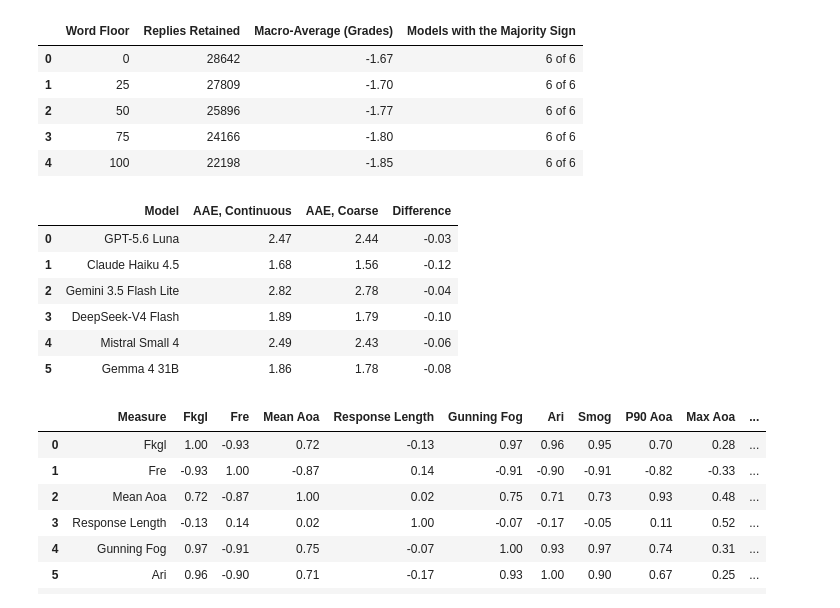
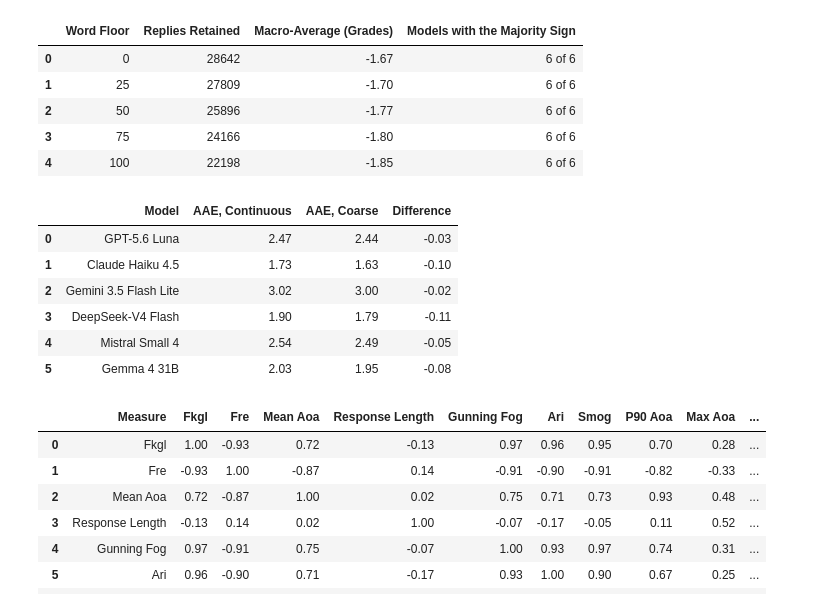
Before and after one commit to n1nt3nd0sw1tch/thesis, a Jupyter notebook: notebooks/16_readability.ipynb, the cells around one changed output. Saved outputs shown, nothing was run; the diff lists cells and outputs as text; code cells hidden in the pictures.

```diff
--- a/notebooks/16_readability.ipynb
+++ b/notebooks/16_readability.ipynb
@@ -255,24 +312,24 @@ publish(pd.DataFrame(sensitivity), 'readability_s05_floor')
 # %%
 # The coarse mapping check, on the four ages where the two overlap. Run on the
 # same cohort as Table G.3, so the comparison is between two mappings on one set
-# of replies rather than between two sets.
+# of replies rather than between two sets, and scenario-weighted as that is.
 OVERLAP = [7, 9, 11, 13]
 coarse = frame[frame['targeted'] & frame['age'].isin(OVERLAP)].copy()
 coarse['coarse_target'] = coarse['age'].map(language.coarse_target_grade)
 coarse['coarse_aae'] = (coarse['fkgl'] - coarse['coarse_target']).abs()
-mapping = coarse.groupby('label')[['aae', 'coarse_aae']].mean().round(2)
+mapping = by_scenario(coarse, ['aae', 'coarse_aae'], ['label']).round(2)
 mapping['Difference'] = (mapping['coarse_aae'] - mapping['aae']).round(2)
 mapping = mapping.reindex(ORDER).reset_index()
 mapping.columns = ['Model', 'AAE, Continuous', 'AAE, Coarse', 'Difference']
 publish(mapping, 'readability_s06_coarse')
 # %% [output]
 |  | Model | AAE, Continuous | AAE, Coarse | Difference |
 | 0 | GPT-5.6 Luna | 2.47 | 2.44 | -0.03 |
-| 1 | Claude Haiku 4.5 | 1.68 | 1.56 | -0.12 |
-| 2 | Gemini 3.5 Flash Lite | 2.82 | 2.78 | -0.04 |
-| 3 | DeepSeek-V4 Flash | 1.89 | 1.79 | -0.10 |
-| 4 | Mistral Small 4 | 2.49 | 2.43 | -0.06 |
-| 5 | Gemma 4 31B | 1.86 | 1.78 | -0.08 |
+| 1 | Claude Haiku 4.5 | 1.73 | 1.63 | -0.10 |
+| 2 | Gemini 3.5 Flash Lite | 3.02 | 3.00 | -0.02 |
+| 3 | DeepSeek-V4 Flash | 1.90 | 1.79 | -0.11 |
+| 4 | Mistral Small 4 | 2.54 | 2.49 | -0.05 |
+| 5 | Gemma 4 31B | 2.03 | 1.95 | -0.08 |
 # %%
 # The eleven supplementary measures, reported once as a correlation matrix
 # rather than as eleven results.
```
Also changed, not shown: parts of 12 cells of this notebook, 20 other files.
